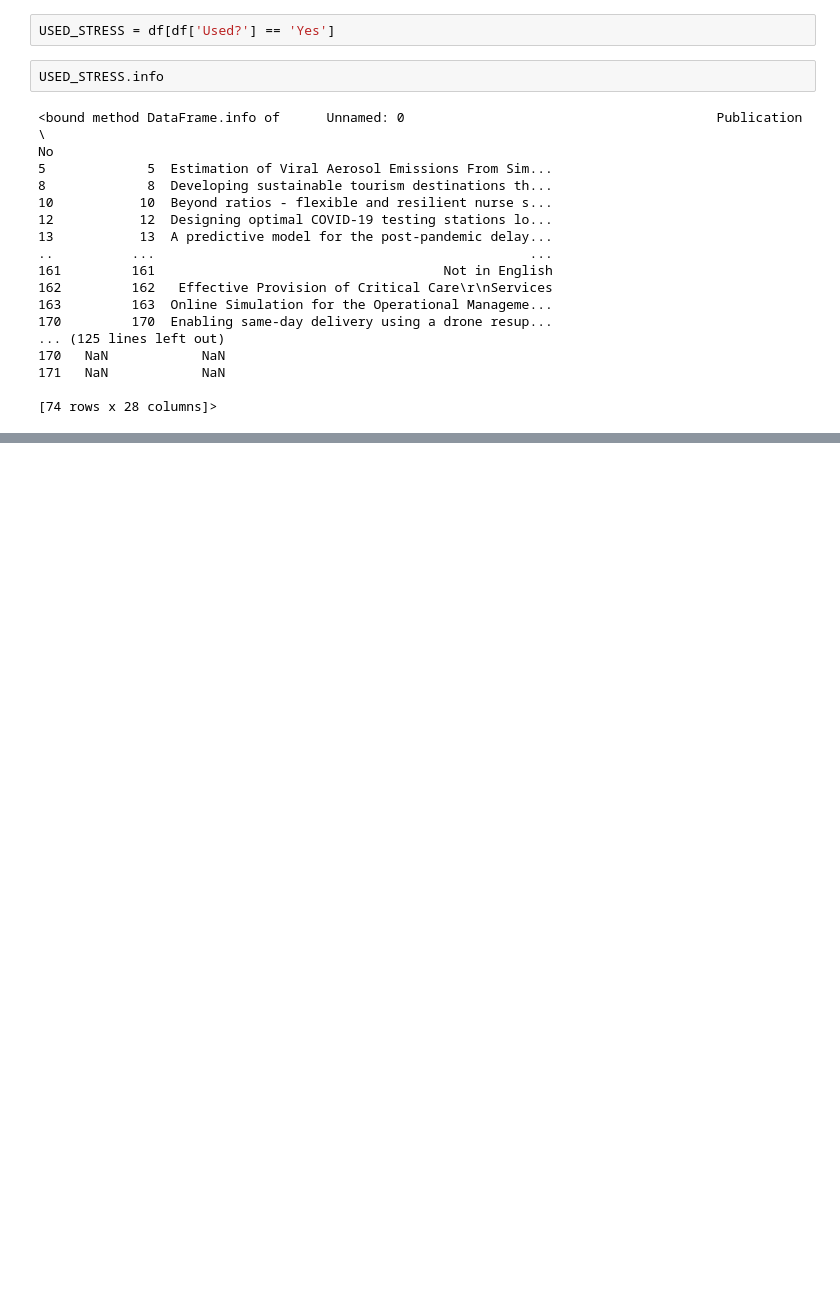
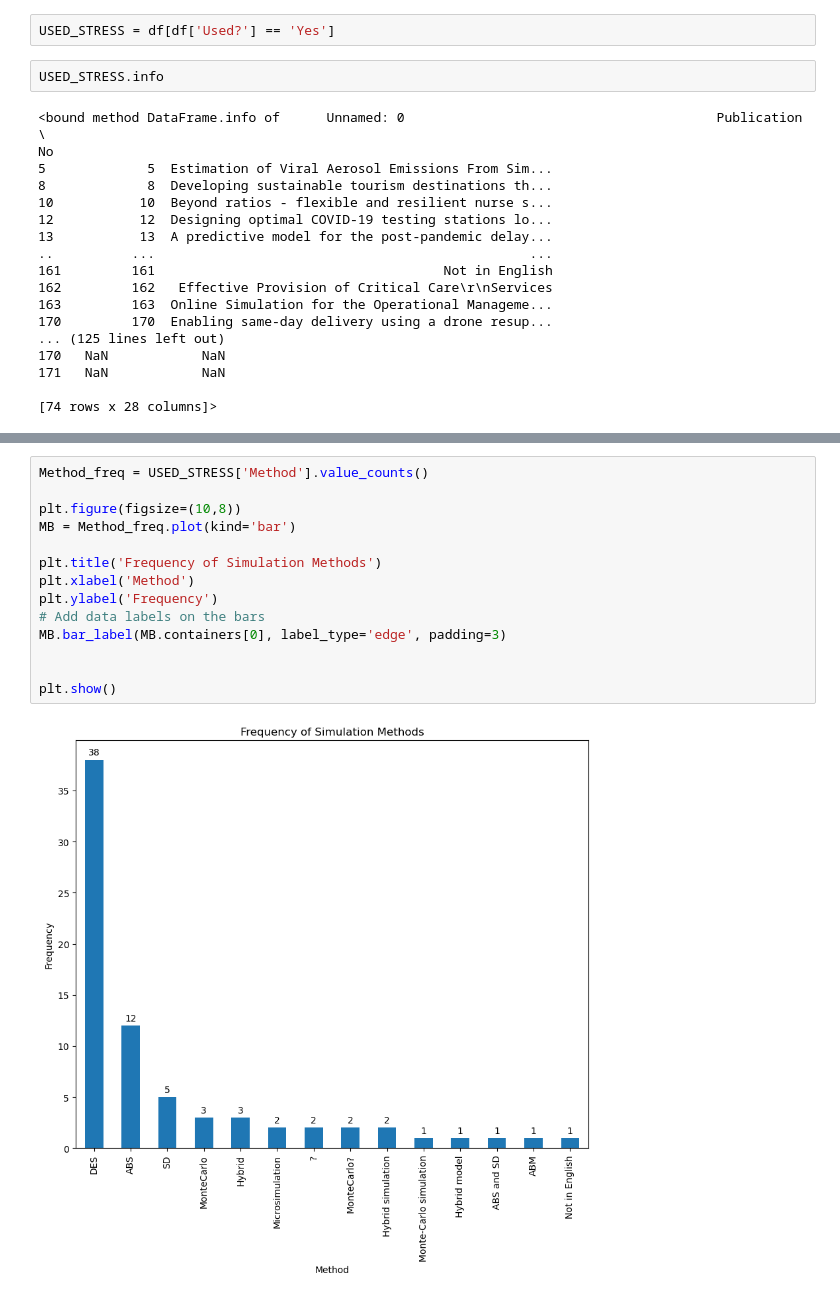
Before and after one commit to pythonhealthdatascience/stress_update, a Jupyter notebook: Analysis.ipynb, the cells around one changed output, grey strips where cells are left out. Saved outputs shown, nothing was run; the diff lists cells and outputs as text; blank space fills up the shorter version.

```diff
--- a/Analysis.ipynb
+++ b/Analysis.ipynb
@@ -258,0 +89,16 @@ None
+# %%
+Method_freq = USED_STRESS['Method'].value_counts()
+
+plt.figure(figsize=(10,8))
+MB = Method_freq.plot(kind='bar')
+
+plt.title('Frequency of Simulation Methods')
+plt.xlabel('Method')
+plt.ylabel('Frequency')
+# Add data labels on the bars
+MB.bar_label(MB.containers[0], label_type='edge', padding=3)
+
+
+plt.show()
+# %% [output]
+[figure, added]
```
Also changed, not shown: parts of 24 cells of this notebook.
